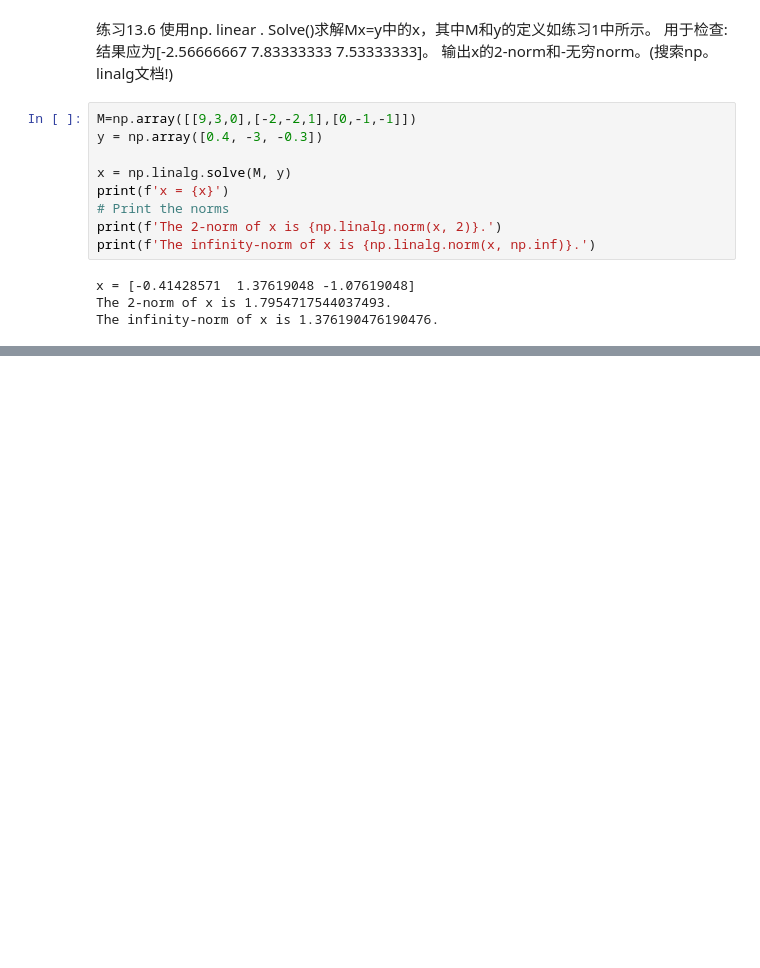
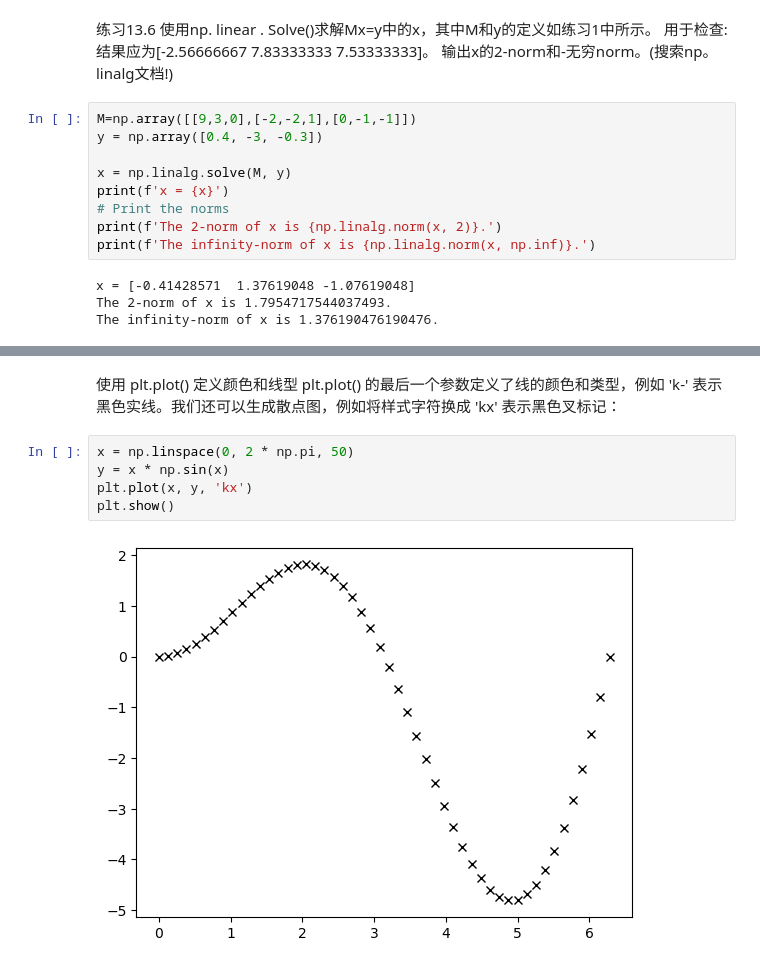
Before and after one commit to Chenji-s/test1, a Jupyter notebook: 教学week4.ipynb, the cells around one changed output, grey strips where cells are left out. Drawn from its saved outputs; the diff is of its cells as text; blank space fills up the shorter version.

```diff
--- a/教学week4.ipynb
+++ b/教学week4.ipynb
@@ -672,0 +695,10 @@ The infinity-norm of x is 1.376190476190476.
+# %% [markdown]
+使用 plt.plot() 定义颜色和线型
+plt.plot() 的最后一个参数定义了线的颜色和类型，例如 'k-' 表示黑色实线。我们还可以生成散点图，例如将样式字符换成 'kx' 表示黑色叉标记：
+# %%
+x = np.linspace(0, 2 * np.pi, 50)
+y = x * np.sin(x)
+plt.plot(x, y, 'kx')
+plt.show()
+# %% [output]
+[figure, added]
```
Also changed, not shown: parts of 8 cells of this notebook.
